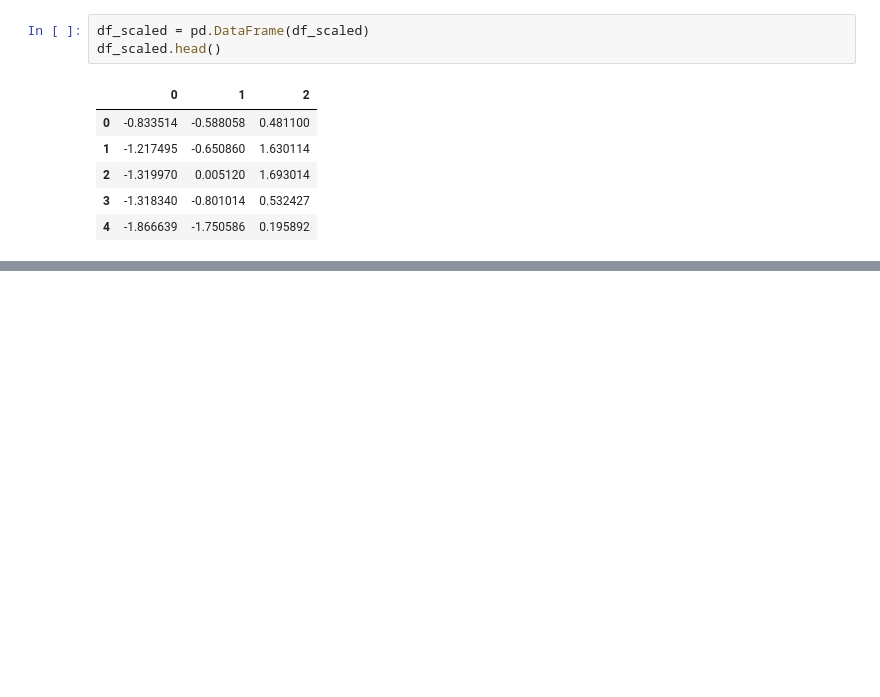
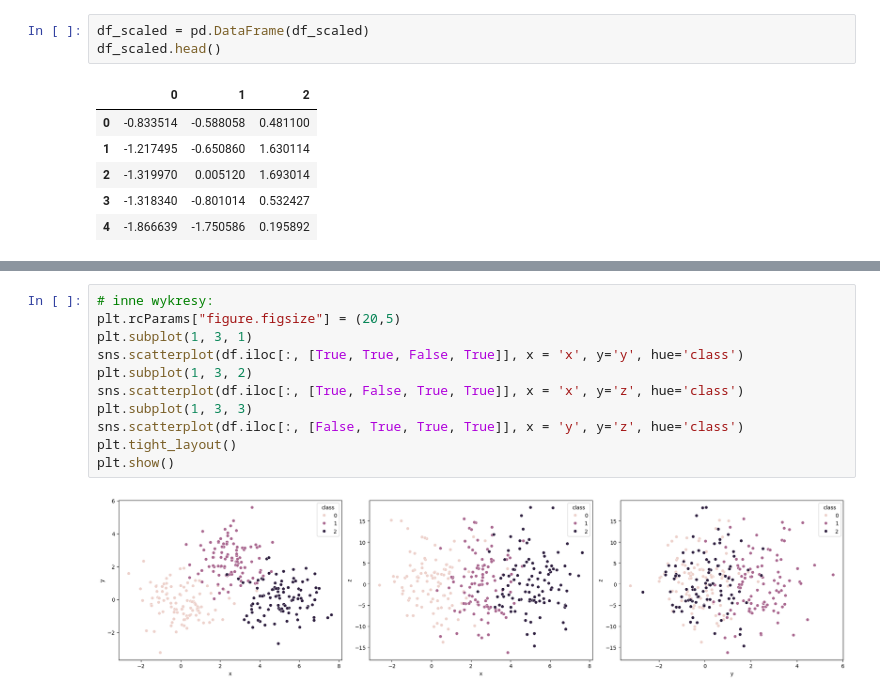
Before and after one commit to kaluznys/uczenie_maszynowe_UW, a Jupyter notebook: testowe.ipynb, the cells around one changed output, grey strips where cells are left out. Cells and saved outputs as stored; diff of their text form; blank space fills up the shorter version.

```diff
--- a/testowe.ipynb
+++ b/testowe.ipynb
@@ -111,0 +100,13 @@ plt.figure(figsize=(10, 8))
+# %%
+# inne wykresy:
+plt.rcParams["figure.figsize"] = (20,5)
+plt.subplot(1, 3, 1)
+sns.scatterplot(df.iloc[:, [True, True, False, True]], x = 'x', y='y', hue='class')
+plt.subplot(1, 3, 2)
+sns.scatterplot(df.iloc[:, [True, False, True, True]], x = 'x', y='z', hue='class')
+plt.subplot(1, 3, 3)
+sns.scatterplot(df.iloc[:, [False, True, True, True]], x = 'y', y='z', hue='class')
+plt.tight_layout()
+plt.show()
+# %% [output]
+[figure, added]
```
Also changed, not shown: parts of 8 cells of this notebook.
